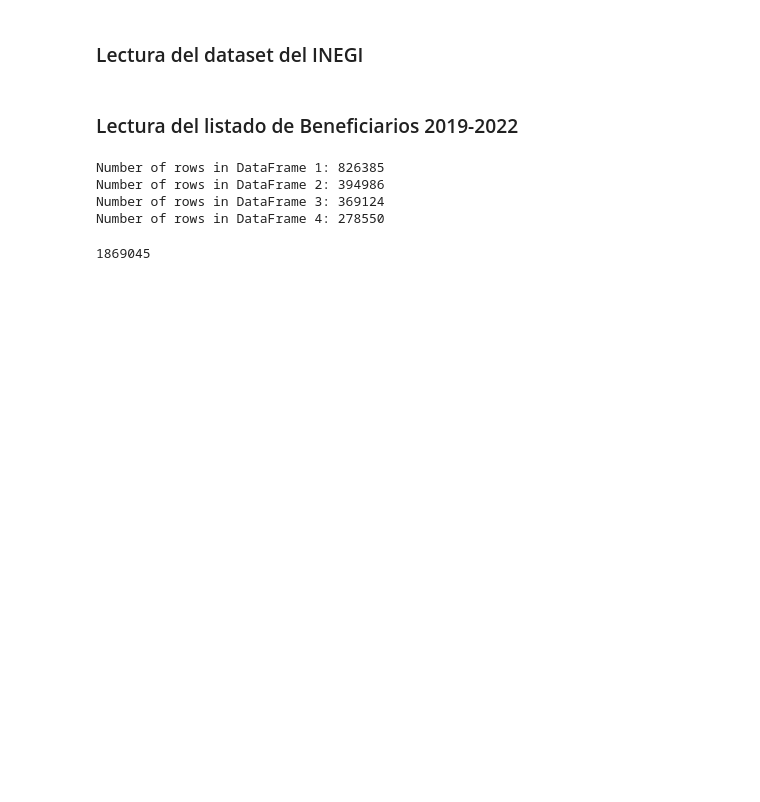
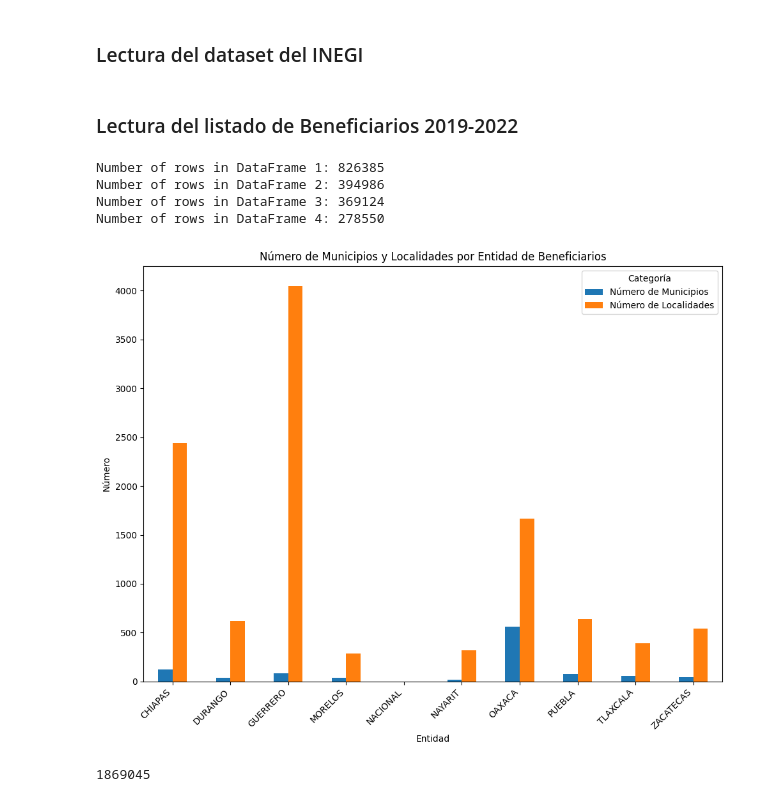
Before and after one commit to DGRIA/SESNA-Fertilizantes, a Jupyter notebook: src/Notebooks/2.3 Benef2019-2022_Cleaning_and_merged.ipynb, the cells around one changed output. Drawn from its saved outputs; the diff is of its cells as text; code cells hidden in the pictures; blank space fills up the shorter version.

Commit message:
empezamos con el diccionario de localidades

```diff
--- a/src/Notebooks/2.3 Benef2019-2022_Cleaning_and_merged.ipynb
+++ b/src/Notebooks/2.3 Benef2019-2022_Cleaning_and_merged.ipynb
@@ -75,6 +75,25 @@ Number of rows in DataFrame 1: 826385
 Number of rows in DataFrame 2: 394986
 Number of rows in DataFrame 3: 369124
 Number of rows in DataFrame 4: 278550
+# %%
+agrupado = listado_beneficiarios.groupby('ENTIDAD').agg({'MUNICIPIO': pd.Series.nunique, 'LOCALIDAD': pd.Series.nunique}).reset_index()
+
+# Renombrar columnas para claridad
+agrupado.columns = ['Entidad', 'Número de Municipios', 'Número de Localidades']
+
+# Graficar
+fig, ax = plt.subplots(figsize=(10, 8))
+agrupado.plot(kind='bar', x='Entidad', y=['Número de Municipios', 'Número de Localidades'], ax=ax)
+plt.title('Número de Municipios y Localidades por Entidad de Beneficiarios')
+plt.xlabel('Entidad')
+plt.ylabel('Número')
+plt.xticks(rotation=45, ha="right")
+plt.legend(title='Categoría')
+plt.tight_layout()
+
+plt.show()
+# %% [output]
+[figure, added]
 # %%
 nan_rows = listado_beneficiarios.isna()
 # %%
```
Also changed, not shown: parts of 20 cells of this notebook.
